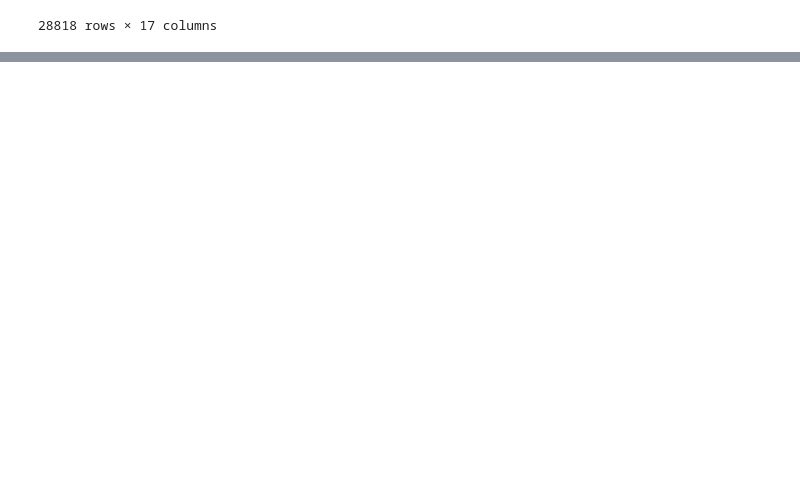
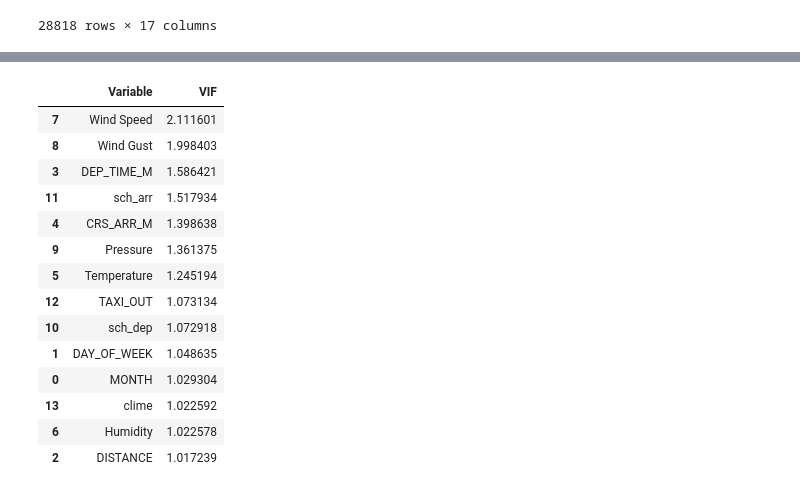
Before and after one commit to Yunue2110/FinalProject, a Jupyter notebook: Logistic_Regression.ipynb, the cells around one changed output, grey strips where cells are left out. Saved outputs shown, nothing was run; the diff lists cells and outputs as text; code cells hidden in the pictures; blank space fills up the shorter version.

```diff
--- a/Logistic_Regression.ipynb
+++ b/Logistic_Regression.ipynb
@@ -470,0 +547,18 @@ IndentationError: unexpected indent (1322604651.py, line 2)
+# %%
+calcular_vif(df,considered_features).sort_values('VIF', ascending=False)
+# %% [output]
+|  | Variable | VIF |
+| 7 | Wind Speed | 2.111601 |
+| 8 | Wind Gust | 1.998403 |
+| 3 | DEP_TIME_M | 1.586421 |
+| 11 | sch_arr | 1.517934 |
+| 4 | CRS_ARR_M | 1.398638 |
+| 9 | Pressure | 1.361375 |
+| 5 | Temperature | 1.245194 |
+| 12 | TAXI_OUT | 1.073134 |
+| 10 | sch_dep | 1.072918 |
+| 1 | DAY_OF_WEEK | 1.048635 |
+| 0 | MONTH | 1.029304 |
+| 13 | clime | 1.022592 |
+| 6 | Humidity | 1.022578 |
+| 2 | DISTANCE | 1.017239 |
```
Also changed, not shown: parts of 12 cells of this notebook.
